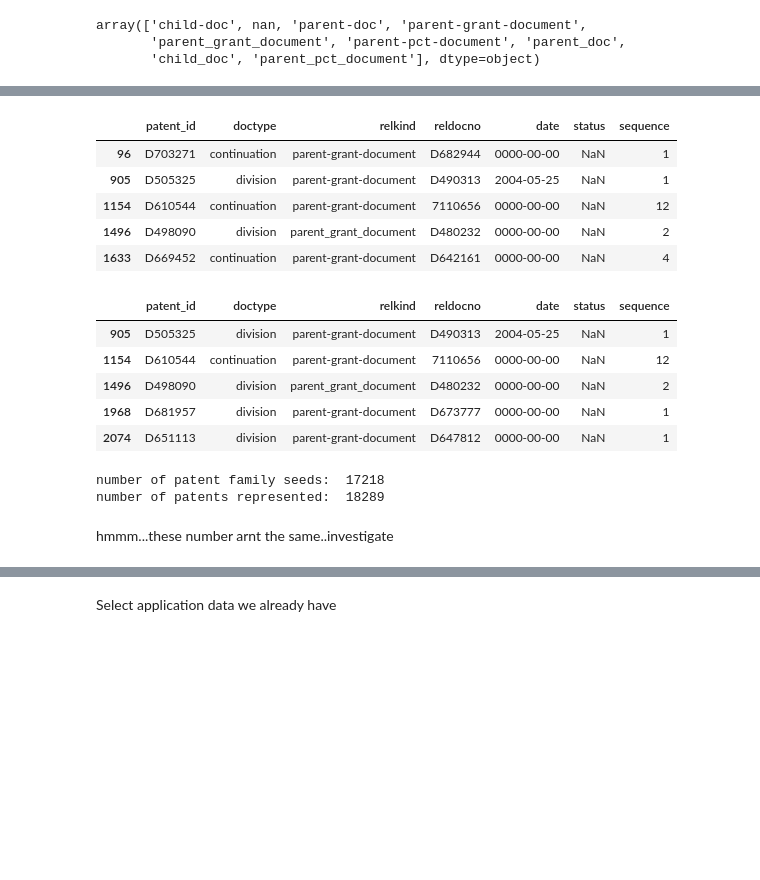
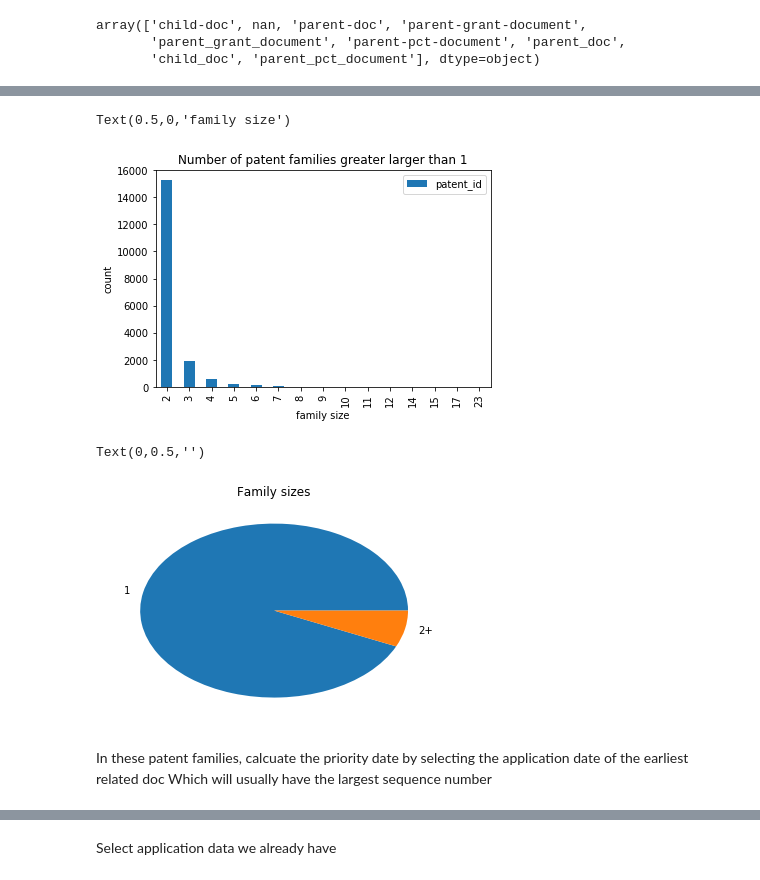
Before and after one commit to TieraLee/patents, a Jupyter notebook: Calculating true priority date.ipynb, the cells around one changed output, grey strips where cells are left out. Saved outputs shown, nothing was run; the diff lists cells and outputs as text; code cells hidden in the pictures; blank space fills up the shorter version.

```diff
--- a/Calculating true priority date.ipynb
+++ b/Calculating true priority date.ipynb
@@ -43,27 +37,0 @@ See the caveats in the documentation: http://pandas.pydata.org/pandas-docs/stabl
-# %%
-related.head()
-# %% [output]
-|  | patent_id | doctype | relkind | reldocno | date | status | sequence |
-| 96 | D703271 | continuation | parent-grant-document | D682944 | 0000-00-00 | NaN | 1 |
-| 905 | D505325 | division | parent-grant-document | D490313 | 2004-05-25 | NaN | 1 |
-| 1154 | D610544 | continuation | parent-grant-document | 7110656 | 0000-00-00 | NaN | 12 |
-| 1496 | D498090 | division | parent_grant_document | D480232 | 0000-00-00 | NaN | 2 |
-| 1633 | D669452 | continuation | parent-grant-document | D642161 | 0000-00-00 | NaN | 4 |
-# %%
-#seeds will be listed under reldocno (as a patent), but not as a patent_id (due to not having a parent)
-seed = related.loc[~related.patent_id.isin(related.reldocno.tolist())]
-seed.head()
-# %% [output]
-|  | patent_id | doctype | relkind | reldocno | date | status | sequence |
-| 905 | D505325 | division | parent-grant-document | D490313 | 2004-05-25 | NaN | 1 |
-| 1154 | D610544 | continuation | parent-grant-document | 7110656 | 0000-00-00 | NaN | 12 |
-| 1496 | D498090 | division | parent_grant_document | D480232 | 0000-00-00 | NaN | 2 |
-| 1968 | D681957 | division | parent-grant-document | D673777 | 0000-00-00 | NaN | 1 |
-| 2074 | D651113 | division | parent-grant-document | D647812 | 0000-00-00 | NaN | 1 |
-# %%
-print('number of patent family seeds: ',seed.reldocno.nunique(),'\nnumber of patents represented: ', seed.patent_id.nunique())
-# %% [output]
-number of patent family seeds:  17218
-number of patents represented:  18289
-# %% [markdown]
-hmmm...these number arnt the same..investigate
@@ -69,0 +46,8 @@ hmmm...these number arnt the same..investigate
+# %%
+ax = patent_fam.groupby('patent_id')['sequence'].count().apply(lambda x: x + 1).reset_index()\
+.groupby('sequence').count().plot(kind='bar', title='Number of patent families greater larger than 1')
+ax.set_ylabel('count')
+ax.set_xlabel('family size')
+# %% [output]
+Text(0.5,0,'family size')
+[figure, added]
@@ -69,0 +60,10 @@ hmmm...these number arnt the same..investigate
+# %%
+ax = master.groupby('family_size')['patent_number'].count().plot.pie()
+ax.set_title('Family sizes')
+ax.set_ylabel('')
+# %% [output]
+Text(0,0.5,'')
+[figure, added]
+# %% [markdown]
+In these patent families, calcuate the priority date by selecting the application date of the earliest related doc
+Which will usually have the largest sequence number
```
Also changed, not shown: parts of 55 cells of this notebook, 2 other files.
